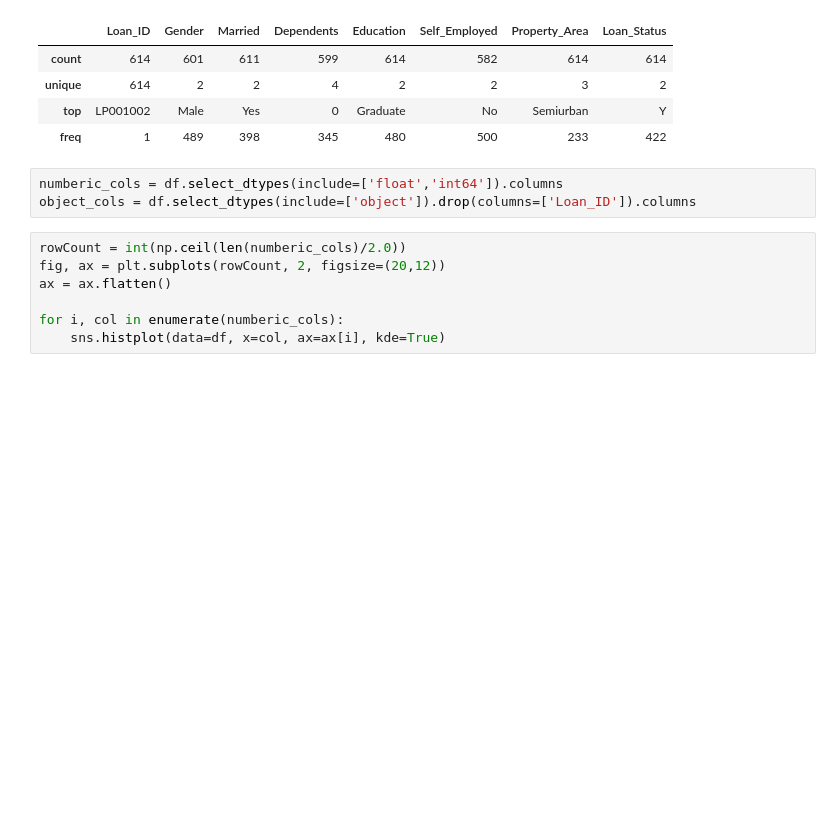
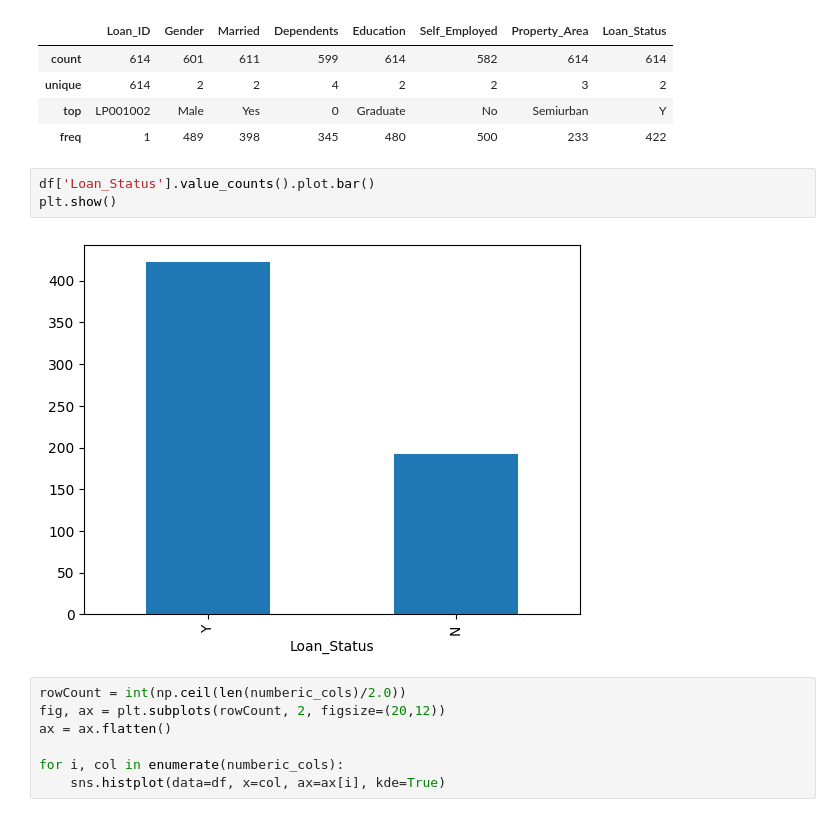
Before and after one commit to huyendt1610/LinearRegression, a Jupyter notebook: LogisticRegression_LoanPrediction.ipynb, the cells around one changed output. Saved outputs shown, nothing was run; the diff lists cells and outputs as text; blank space fills up the shorter version.

```diff
--- a/LogisticRegression_LoanPrediction.ipynb
+++ b/LogisticRegression_LoanPrediction.ipynb
@@ -61,9 +63,11 @@ df.describe(include=object)
 | unique | 614 | 2 | 2 | 4 | 2 | 2 | 3 | 2 |
 | top | LP001002 | Male | Yes | 0 | Graduate | No | Semiurban | Y |
 | freq | 1 | 489 | 398 | 345 | 480 | 500 | 233 | 422 |
-# %%
-numberic_cols = df.select_dtypes(include=['float','int64']).columns
-object_cols = df.select_dtypes(include=['object']).drop(columns=['Loan_ID']).columns
+# %%
+df['Loan_Status'].value_counts().plot.bar()
+plt.show()
+# %% [output]
+[figure, added]
 # %%
 rowCount = int(np.ceil(len(numberic_cols)/2.0))
 fig, ax = plt.subplots(rowCount, 2, figsize=(20,12))
```
Also changed, not shown: parts of 17 cells of this notebook, 2 other files.
